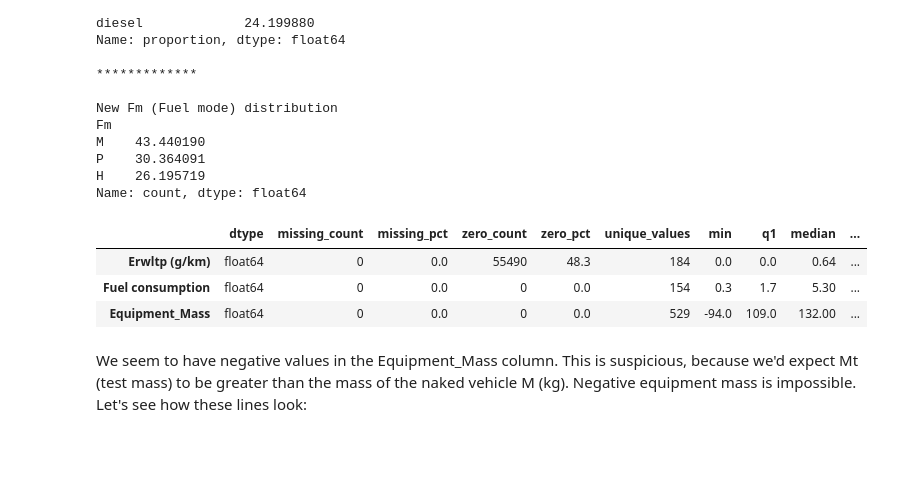
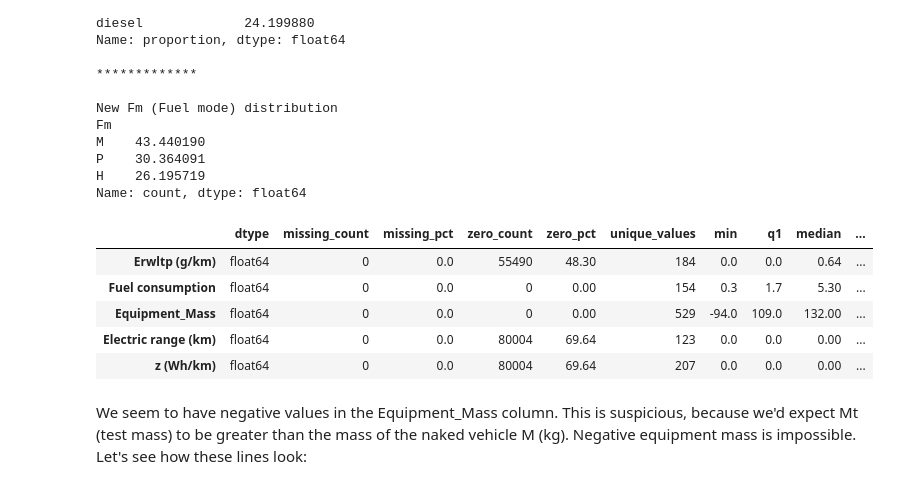
Before and after one commit to serhatgemici/project_data_exploration, a Jupyter notebook: Notebooks/Untitled.ipynb, the cells around one changed output. Cells and saved outputs as stored; diff of their text form; code cells hidden in the pictures; blank space fills up the shorter version.

```diff
--- a/Notebooks/Untitled.ipynb
+++ b/Notebooks/Untitled.ipynb
@@ -28,6 +25,3 @@ If **"Electric range (km)", "z (Wh/km)"** fields are only relevant for certain f
-# %%
-cols_to_drop = ["Electric range (km)", "z (Wh/km)"]
-df_2024.drop(cols_to_drop, axis=1, inplace=True)
 # %% [markdown]
 # Let's see the distributions of the numeric columns:
 # %%
@@ -114,34 +108,38 @@ Name: count, dtype: float64
 # %%
 def summary():
 
     my_cols = [
         "Erwltp (g/km)",
         "Fuel consumption",
-        "Equipment_Mass"
+        "Equipment_Mass",
+        "Electric range (km)",
+        "z (Wh/km)"
     ]
 
     preprocessing_summary = pd.DataFrame({
         "dtype": df_2024[my_cols].dtypes.astype(str),
         "missing_count": df_2024[my_cols].isna().sum(),
         "missing_pct": (df_2024[my_cols].isna().mean() * 100).round(2),
         "zero_count": (df_2024[my_cols] == 0).sum(),
         "zero_pct": ((df_2024[my_cols] == 0).mean() * 100).round(2),
         "unique_values": df_2024[my_cols].nunique(),
         "min": df_2024[my_cols].min(),
         "q1": df_2024[my_cols].quantile(0.25),
         "median": df_2024[my_cols].median(),
         "q3": df_2024[my_cols].quantile(0.75),
         "max": df_2024[my_cols].max()
     }).round(2)
 
     display(preprocessing_summary)
 
 summary()
 # %% [output]
 |  | dtype | missing_count | missing_pct | zero_count | zero_pct | unique_values | min | q1 | median | ... |
-| Erwltp (g/km) | float64 | 0 | 0.0 | 55490 | 48.3 | 184 | 0.0 | 0.0 | 0.64 | ... |
-| Fuel consumption | float64 | 0 | 0.0 | 0 | 0.0 | 154 | 0.3 | 1.7 | 5.30 | ... |
-| Equipment_Mass | float64 | 0 | 0.0 | 0 | 0.0 | 529 | -94.0 | 109.0 | 132.00 | ... |
+| Erwltp (g/km) | float64 | 0 | 0.0 | 55490 | 48.30 | 184 | 0.0 | 0.0 | 0.64 | ... |
+| Fuel consumption | float64 | 0 | 0.0 | 0 | 0.00 | 154 | 0.3 | 1.7 | 5.30 | ... |
+| Equipment_Mass | float64 | 0 | 0.0 | 0 | 0.00 | 529 | -94.0 | 109.0 | 132.00 | ... |
+| Electric range (km) | float64 | 0 | 0.0 | 80004 | 69.64 | 123 | 0.0 | 0.0 | 0.00 | ... |
+| z (Wh/km) | float64 | 0 | 0.0 | 80004 | 69.64 | 207 | 0.0 | 0.0 | 0.00 | ... |
 # %% [markdown]
 We seem to have negative values in the Equipment_Mass column.
 This is suspicious, because we'd expect Mt (test mass) to be greater than the mass of the naked vehicle M (kg).
```
Also changed, not shown: parts of 11 cells of this notebook.
